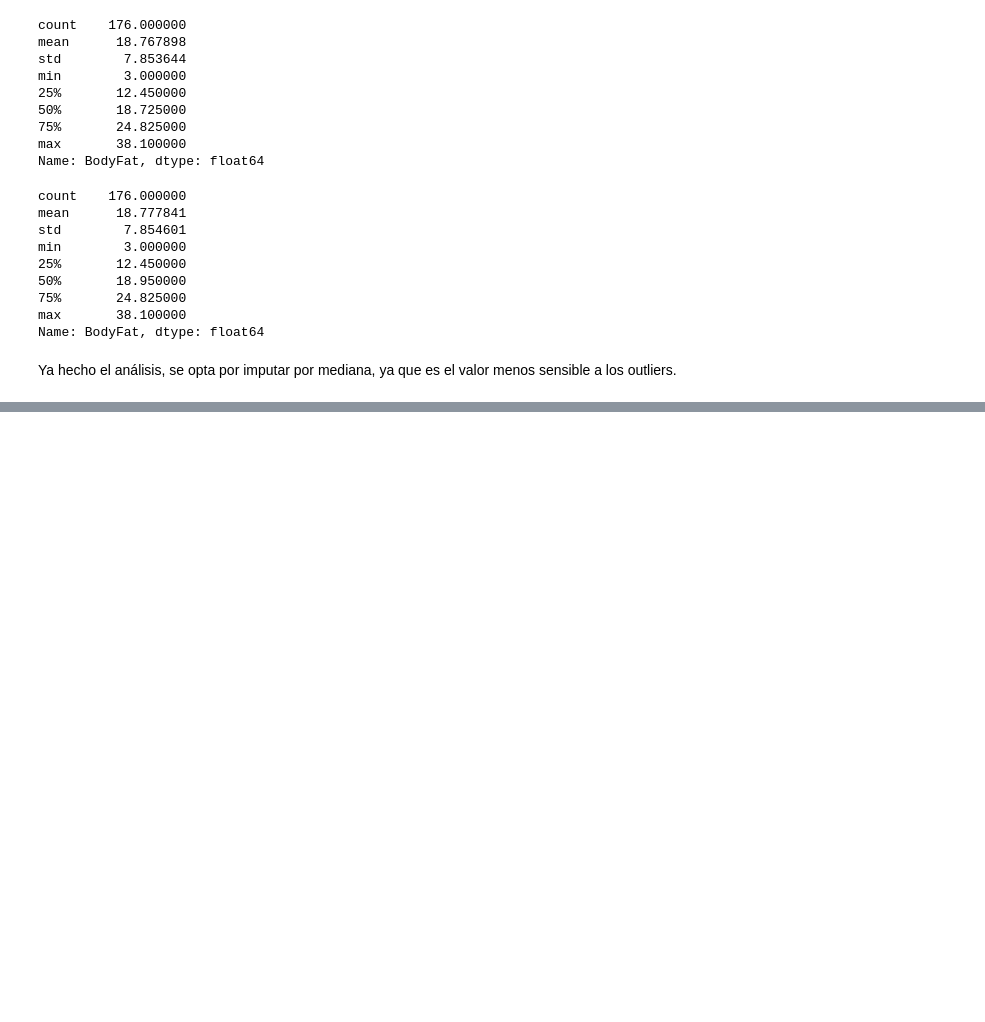
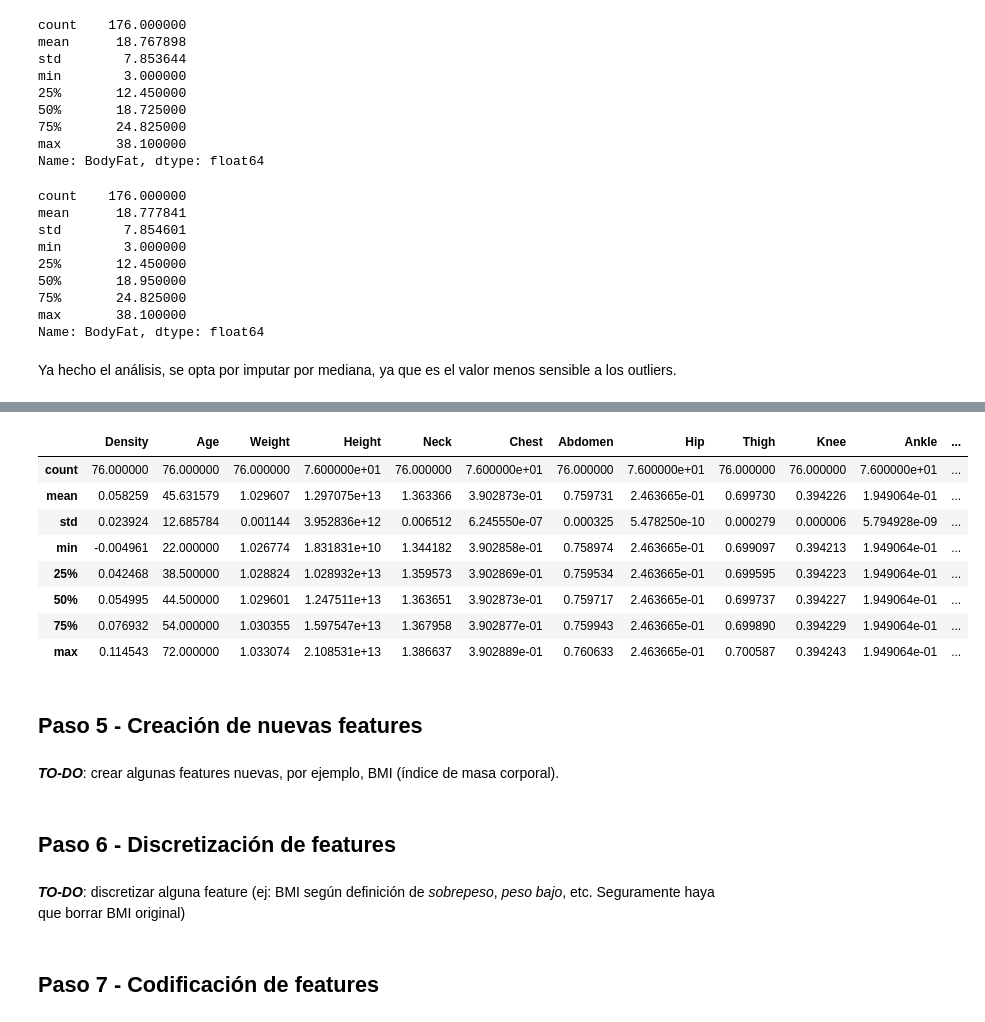
Before and after one commit to gasper-az/aprMaqI_CEIA, a Jupyter notebook: trabajo_practico/ResolucionTrabajoPractico.ipynb, the cells around one changed output, grey strips where cells are left out. Saved outputs shown, nothing was run; the diff lists cells and outputs as text; code cells hidden in the pictures; blank space fills up the shorter version.

```diff
--- a/trabajo_practico/ResolucionTrabajoPractico.ipynb
+++ b/trabajo_practico/ResolucionTrabajoPractico.ipynb
@@ -668,0 +861,23 @@ y_train = y_train_median_imputed
+# %%
+# Mostramos caaracterísticas generales del nuevo X_test
+X_test.describe()
+# %% [output]
+|  | Density | Age | Weight | Height | Neck | Chest | Abdomen | Hip | Thigh | Knee | Ankle | ... |
+| count | 76.000000 | 76.000000 | 76.000000 | 7.600000e+01 | 76.000000 | 7.600000e+01 | 76.000000 | 7.600000e+01 | 76.000000 | 76.000000 | 7.600000e+01 | ... |
+| mean | 0.058259 | 45.631579 | 1.029607 | 1.297075e+13 | 1.363366 | 3.902873e-01 | 0.759731 | 2.463665e-01 | 0.699730 | 0.394226 | 1.949064e-01 | ... |
+| std | 0.023924 | 12.685784 | 0.001144 | 3.952836e+12 | 0.006512 | 6.245550e-07 | 0.000325 | 5.478250e-10 | 0.000279 | 0.000006 | 5.794928e-09 | ... |
+| min | -0.004961 | 22.000000 | 1.026774 | 1.831831e+10 | 1.344182 | 3.902858e-01 | 0.758974 | 2.463665e-01 | 0.699097 | 0.394213 | 1.949064e-01 | ... |
+| 25% | 0.042468 | 38.500000 | 1.028824 | 1.028932e+13 | 1.359573 | 3.902869e-01 | 0.759534 | 2.463665e-01 | 0.699595 | 0.394223 | 1.949064e-01 | ... |
+| 50% | 0.054995 | 44.500000 | 1.029601 | 1.247511e+13 | 1.363651 | 3.902873e-01 | 0.759717 | 2.463665e-01 | 0.699737 | 0.394227 | 1.949064e-01 | ... |
+| 75% | 0.076932 | 54.000000 | 1.030355 | 1.597547e+13 | 1.367958 | 3.902877e-01 | 0.759943 | 2.463665e-01 | 0.699890 | 0.394229 | 1.949064e-01 | ... |
+| max | 0.114543 | 72.000000 | 1.033074 | 2.108531e+13 | 1.386637 | 3.902889e-01 | 0.760633 | 2.463665e-01 | 0.700587 | 0.394243 | 1.949064e-01 | ... |
+# %% [markdown]
+## Paso 5 - Creación de nuevas features
+# %% [markdown]
+***TO-DO***: crear algunas features nuevas, por ejemplo, BMI (índice de masa corporal).
+# %% [markdown]
+## Paso 6 - Discretización de features
+# %% [markdown]
+***TO-DO***: discretizar alguna feature (ej: BMI según definición de *sobrepeso*, *peso bajo*, etc. Seguramente haya que borrar BMI original)
+# %% [markdown]
+## Paso 7 - Codificación de features
```
Also changed, not shown: parts of 23 cells of this notebook.
